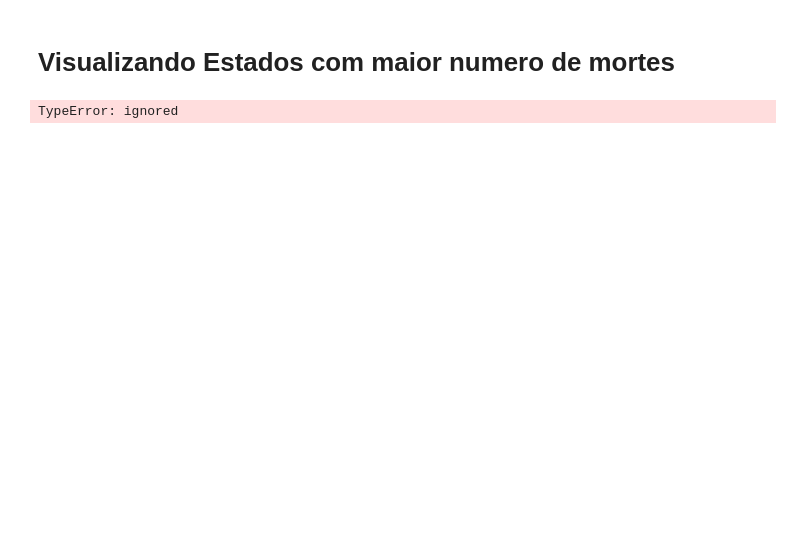
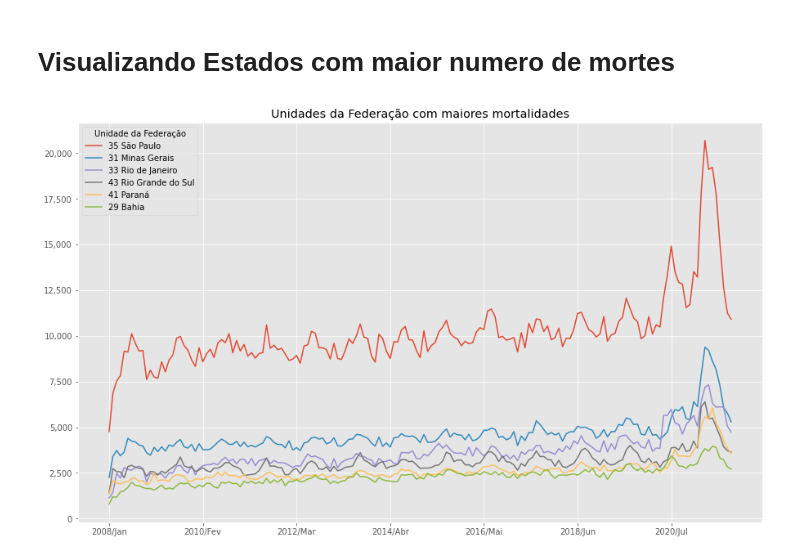
Before and after one commit to vitaoTM/Alura-BootCamp-DataScience, a Jupyter notebook: Análise_do_numero_de_obitos_por_região.ipynb, the cells around one changed output. Cells and saved outputs as stored; diff of their text form; code cells hidden in the pictures; blank space fills up the shorter version.

```diff
--- a/Análise_do_numero_de_obitos_por_região.ipynb
+++ b/Análise_do_numero_de_obitos_por_região.ipynb
@@ -243,8 +244,4 @@ Text(0.5, 1.0, 'Numero de obitos mensal na regiao Região Centroeste')
 # %%
 dados_obitos['Total'] =  dados_transposto.sum()
 dados_obitos = dados_obitos.sort_values(by='Total', ascending=False)
-dados_obitos = dados_obitos.drop('Total',axis=1)
-dados_obitos_T = dados_obitos.T.astype(float)
-dados_obitos_T.plot(figsize=(15,8))
+dados_obitos = dados_obitos[:6]
-# %% [output]
-TypeError: ignored
@@ -250,0 +252,7 @@ TypeError: ignored
+# %%
+# desafio
+ax6 = dados_obitos_T.plot(figsize=(15,9))
+plt.title(label="Unidades da Federação com maiores mortalidades")
+ax6.yaxis.set_major_formatter(ticker.StrMethodFormatter('{x:,.0f}'))
+# %% [output]
+[figure, added]
```
Also changed, not shown: parts of 6 cells of this notebook.
